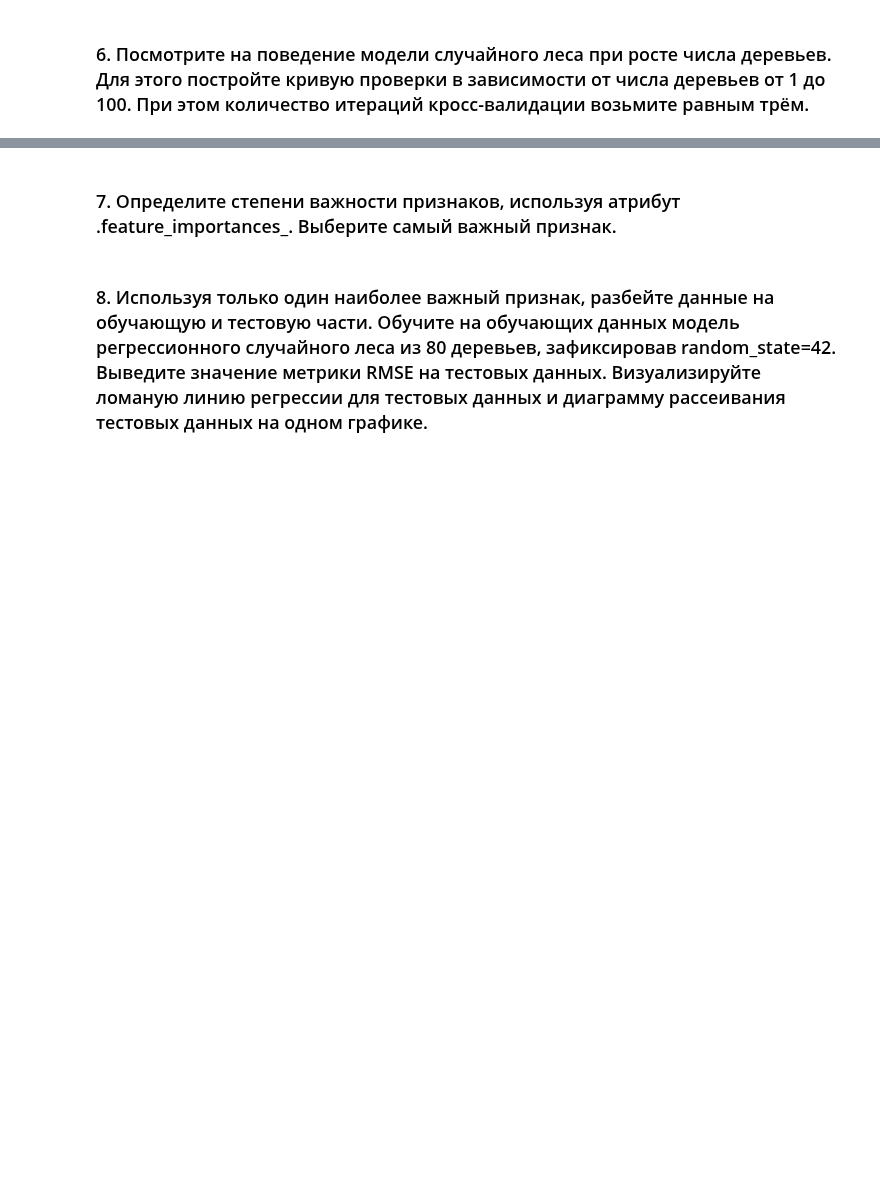
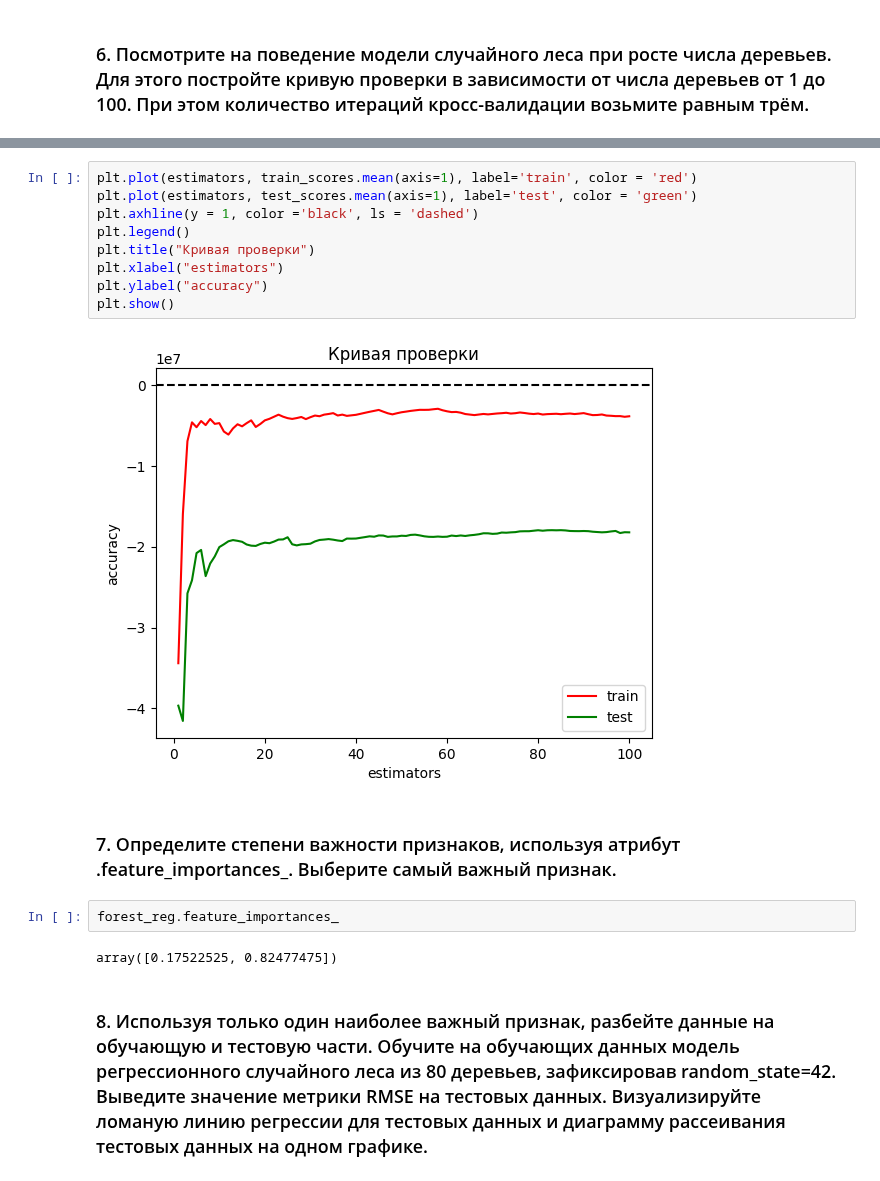
Before and after one commit to AknasMacefg/ITiABD, a Jupyter notebook: Python/2 курс/6_random_forest.ipynb, the cells around one changed output, grey strips where cells are left out. Cells and saved outputs as stored; diff of their text form; blank space fills up the shorter version.

```diff
--- a/Python/2 курс/6_random_forest.ipynb
+++ b/Python/2 курс/6_random_forest.ipynb
@@ -222,4 +364,19 @@ X_train_best, X_test_best, y_train, y_test = train_test_split(X_best, y, test_si
+# %%
+plt.plot(estimators, train_scores.mean(axis=1), label='train', color = 'red')
+plt.plot(estimators, test_scores.mean(axis=1), label='test', color = 'green')
+plt.axhline(y = 1, color ='black', ls = 'dashed')
+plt.legend()
+plt.title("Кривая проверки")
+plt.xlabel("estimators")
+plt.ylabel("accuracy")
+plt.show()
+# %% [output]
+[figure, added]
 # %% [markdown]
  ### 7. Определите степени важности признаков, используя атрибут .feature_importances_. Выберите самый важный признак.
+# %%
+forest_reg.feature_importances_
+# %% [output]
+array([0.17522525, 0.82477475])
 # %% [markdown]
  ###  8. Используя только один наиболее важный признак, разбейте данные на обучающую и тестовую части. Обучите на обучающих данных модель регрессионного случайного леса из 80 деревьев, зафиксировав random_state=42. Выведите значение метрики RMSE на тестовых данных. Визуализируйте ломаную линию регрессии для тестовых данных и диаграмму рассеивания тестовых данных на одном графике.
```
Also changed, not shown: parts of 19 cells of this notebook.
